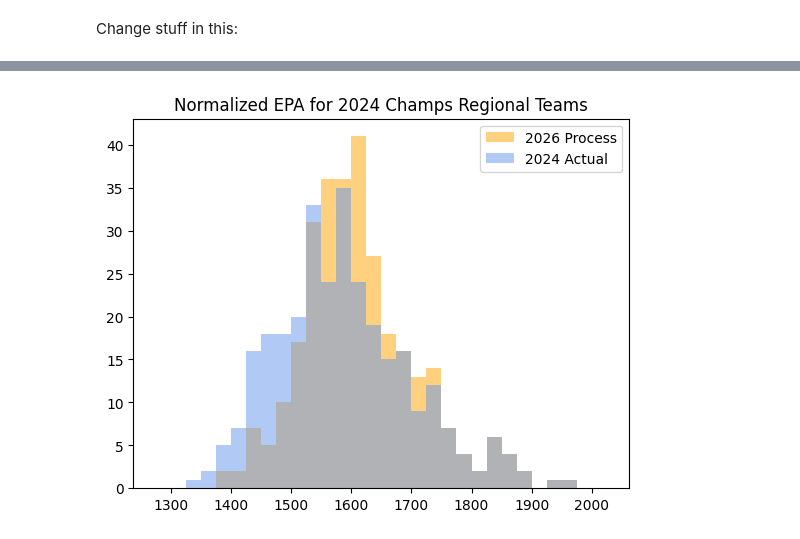
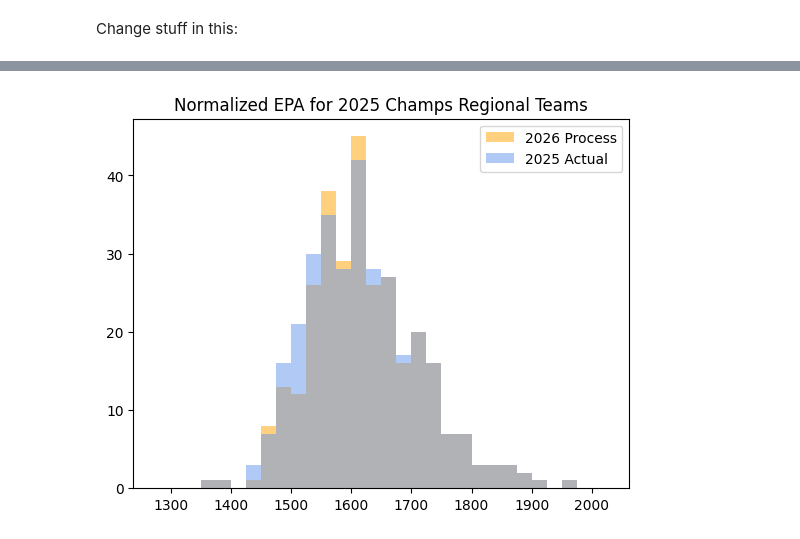
Before and after one commit to pigrammer3/regional-points, a Jupyter notebook: regional.ipynb, the cells around one changed output, grey strips where cells are left out. Cells and saved outputs as stored; diff of their text form; code cells hidden in the pictures.

Commit message:
update some things, new regional point rules for 2026 (announced on 8/27/2025)

```diff
--- a/regional.ipynb
+++ b/regional.ipynb
@@ -53,7 +53,7 @@ class SortingCriteria(NamedTuple):
 # %% [markdown]
 Change stuff in this:
 # %%
-YEAR = 2024
+YEAR = 2025
 
 CAPACITY = 600  # worlds capacity
 
@@ -65,7 +65,6 @@ TEAM_PAGES = 22  # 1 page = 500 teams
 STATBOTICS_PAGES = 4  # 1 page = 1000 teams
 # %%
 EVENTS: list[Event] = session.get(ROOT_URL + f"/events/{YEAR}").json()
-LAST_YEAR_EVENTS: list[Event] = session.get(ROOT_URL + f"/events/{YEAR-1}").json()
 
 ALL_TEAMS: dict[str, Team] = {}
 
@@ -107,7 +106,8 @@ hof = {
     2021: [503, 4613],
     2022: [1629],
     2023: [321],
-    2024: [2486]
+    2024: [2486],
+    2025: [5984],
 }
 
 PREQUALIFIED = {
@@ -129,12 +129,6 @@ for i in range(STATBOTICS_PAGES):
     for team_year in sb.get_team_years(year=YEAR, limit=1000, offset=i * 1000):
         TEAM_TO_EPA[f"frc{team_year['team']}"] = team_year["epa"]["norm"]
 
-TEAM_TO_EPA_LAST_YEAR: dict[str, float] = {}
-
-for i in range(STATBOTICS_PAGES):
-    for team_year in sb.get_team_years(year=YEAR-1, limit=1000, offset=i * 1000):
-        TEAM_TO_EPA_LAST_YEAR[f"frc{team_year['team']}"] = team_year["epa"]["norm"]
-
 TOTAL_TEAMS = len(TEAM_TO_EPA)
 
 DISTRICT_TEAMS: set[str] = set()
@@ -153,19 +147,11 @@ ACTUAL_WORLDS_TEAMS = set() # {"frc4738", "frc870", "frc1561", "frc4143", "frc17
 for event in filter(lambda event: event["event_type"] == 3 or event["event_type"] == 4, EVENTS):
     ACTUAL_WORLDS_TEAMS.update(session.get(ROOT_URL + f"/event/{event['key']}/teams/keys").json())
 
-ACTUAL_WORLDS_TEAMS_LAST_YEAR = set()
-
-for event in filter(lambda event: event["event_type"] == 3 or event["event_type"] == 4, LAST_YEAR_EVENTS):
-    ACTUAL_WORLDS_TEAMS_LAST_YEAR.update(session.get(ROOT_URL + f"/event/{event['key']}/teams/keys").json())
-
 WORLDS_REGIONAL_TEAMS = ACTUAL_WORLDS_TEAMS - DISTRICT_TEAMS
-WORLDS_REGIONAL_TEAMS_LAST_YEAR = ACTUAL_WORLDS_TEAMS_LAST_YEAR - DISTRICT_TEAMS
 # %%
 qualified_teams: set[str] = set()
 
 regional_pool: dict[str, tuple[int] | tuple[int, int]] = {}
-
-REGIONAL_POOL_SIZE = regional_capacity - REGIONALS * 3
 
 best_playoff_finish: dict[str, PlayoffFinish] = defaultdict(
     lambda: PlayoffFinish.NOT_PICKED
@@ -176,12 +162,8 @@ scores: dict[str, list[int]] = defaultdict(list)
 events_by_team: dict[str, list[TeamEventOPR]] = defaultdict(list)
 
 
-def regional_pool_points(events: tuple[int] | tuple[int, int], team_key: str) -> int:
+def regional_pool_points(events: tuple[int] | tuple[int, int]) -> int:
     points = 0
-    if ALL_TEAMS[team_key]["rookie_year"] == YEAR:
-        points += 10
-    elif ALL_TEAMS[team_key]["rookie_year"] == YEAR - 1:
-        points += 5
     if len(events) == 2:
         return points + events[0] + events[1]
     return points + round(events[0] * 1.6) + 14
@@ -199,13 +181,25 @@ def sorting_criteria(team_key: str, points: int) -> SortingCriteria:
 
 
 def pool_sorting_criteria(team_key: str) -> SortingCriteria:
-    return sorting_criteria(team_key, regional_pool_points(regional_pool[team_key], team_key))
+    return sorting_criteria(
+        team_key, regional_pool_points(regional_pool[team_key])
+    )
 
 
 event_thresholds_by_week = []
 pool_thresholds = []
 team_last_week: dict[str, int] = {}
 team_qualified_from: dict[str, str | tuple[str, str]] = {}
+completed_events = 0
+TOTAL_REGIONAL_EVENTS = len(
+    [
+        event
+        for event in EVENTS
+        if event["district"] is None
+        and event["week"] is not None
+        and event["week"] <= 5
+    ]
+)
 
 for week in range(1, 7):
     print("## Week", week, "Events")
@@ -223,12 +217,8 @@ for week in range(1, 7):
         district_points: DistrictPoints = session.get(
             f"{ROOT_URL}/event/{event_key}/district_points"
         ).json()
-        awards = session.get(
-            f"{ROOT_URL}/event/{event_key}/awards"
-        ).json()
-        oprs: OPRs = session.get(
-            f"{ROOT_URL}/event/{event_key}/oprs"
-        ).json()
+        awards = session.get(f"{ROOT_URL}/event/{event_key}/awards").json()
+        oprs: OPRs = session.get(f"{ROOT_URL}/event/{event_key}/oprs").json()
         for team_key, points in district_points["points"].items():
             if team_key in DISTRICT_TEAMS:
                 continue
@@ -240,6 +230,10 @@ for week in range(1, 7):
                 points["qual_points"], best_quals_performance[team_key]
             )
             points = points["total"]
+            if ALL_TEAMS[team_key]["rookie_year"] == YEAR:
+                points += 10
+            elif ALL_TEAMS[team_key]["rookie_year"] == YEAR - 1:
+                points += 5
             if list(
                 filter(
                     lambda award: award["award_type"] == IMPACT_AWARD_KEY
@@ -256,7 +250,9 @@ for week in range(1, 7):
                 )
             ):
                 points += 28 - 8
-            events_by_team[team_key].append(TeamEventOPR(team_key, event_key, oprs["oprs"][team_key], week, points))
+            events_by_team[team_key].append(
+                TeamEventOPR(team_key, event_key, oprs["oprs"][team_key], week, points)
+            )
             if team_key in qualified_teams or team_key in PREQUALIFIED:
                 continue
             this_event_teams[team_key] = points
@@ -267,11 +263,7 @@ for week in range(1, 7):
         for team_key, tiebreakers in district_points["tiebreakers"].items():
             scores[team_key].extend(tiebreakers.get("highest_qual_scores", []))
         for team_key, status in (
-            session.get(
-                ROOT_URL + f"/event/{event_key}/teams/statuses"
-            )
-            .json()
-            .items()
+            session.get(ROOT_URL + f"/event/{event_key}/teams/statuses").json().items()
         ):
             playoff_finish = PlayoffFinish.NOT_PICKED
             if status is not None and "playoff" in status:
@@ -332,7 +324,7 @@ for week in range(1, 7):
                 key=lambda key: sorting_criteria(key, this_event_teams[key]),
                 reverse=True,
             )
-        )[:3]:
+        )[: (3 if event["country"] == "USA" else 4)]:
             qualified_teams.add(team_key)
             if team_key in regional_pool:
                 del regional_pool[team_key]
@@ -340,10 +332,18 @@ for week in range(1, 7):
             event_threshold = this_event_teams[team_key]
             team_qualified_from[team_key] = event_key
         event_thresholds.append(event_threshold)
+        completed_events += 1
     if week > 1:
         print("### Week", week, "Regional Pool")
-        TO_QUALIFY = REGIONAL_POOL_SIZE // (7 - week)
-        REGIONAL_POOL_SIZE -= TO_QUALIFY
+        print("Currently Qualified: ", len(qualified_teams))
+        should_be_qualified = regional_capacity if week == 6 else (
+            regional_capacity * completed_events
+        ) // TOTAL_REGIONAL_EVENTS
+        print("Should Be Qualified: ", should_be_qualified)
+        TO_QUALIFY = max(
+            should_be_qualified - len(qualified_teams),
+            0,
+        )
         pool_threshold = 0
         for team_key in list(
             sorted(
@@ -354,7 +354,9 @@ for week in range(1, 7):
         )[:TO_QUALIFY]:
             qualified_teams.add(team_key)
             print(
-                team_key, "-", points := regional_pool_points(regional_pool[team_key], team_key)
+                team_key,
+                "-",
+                points := regional_pool_points(regional_pool[team_key]),
             )
             pool_threshold = points
             events = events_by_team[team_key]
@@ -381,10 +383,7 @@ for week, event_thresholds in enumerate(event_thresholds_by_week, start=1):
     print(scipy.stats.describe(event_thresholds))
 print("### Pool Thresholds:")
 print(
-    *(
-        f"Week {i}: {threshold}"
-        for i, threshold in enumerate(pool_thresholds, start=2)
-    ),
+    *(f"Week {i}: {threshold}" for i, threshold in enumerate(pool_thresholds, start=2)),
     sep="\n",
 )
 
@@ -447 +447 @@ frc7605 - 73
-[figure, old version]
+[figure, new version]
```
Also changed, not shown: parts of 4 cells of this notebook, 4 other files.
